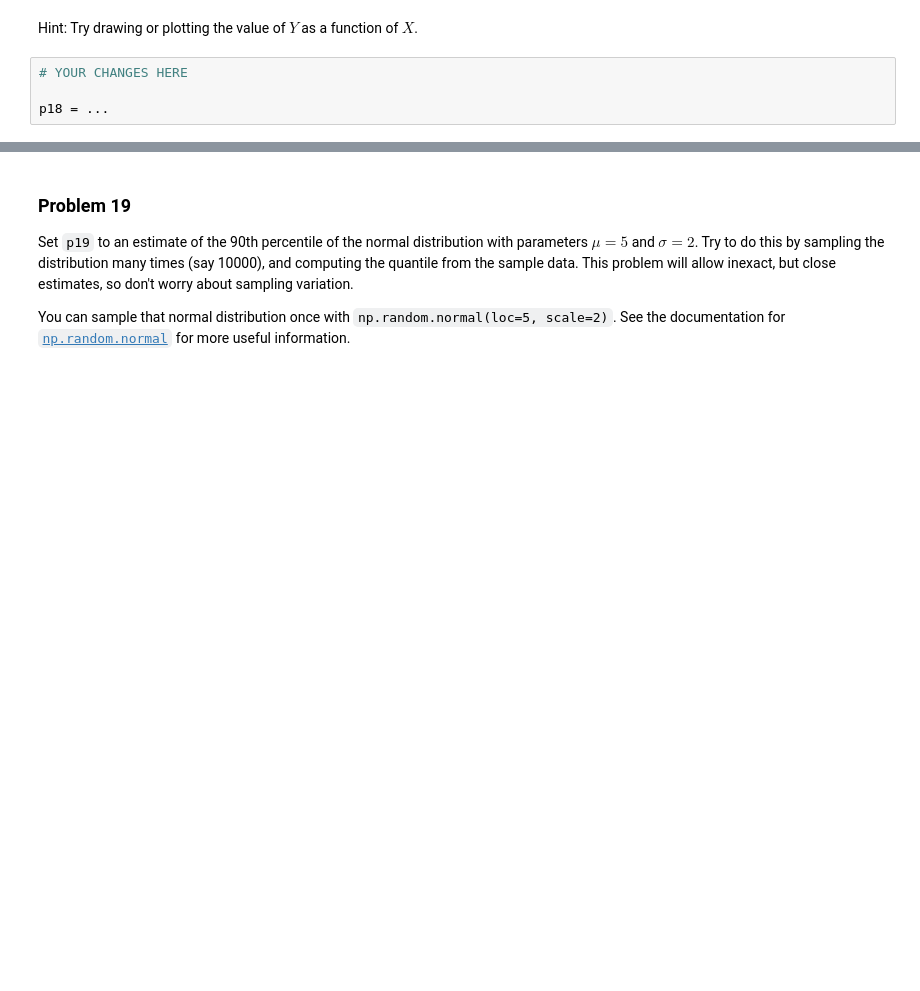
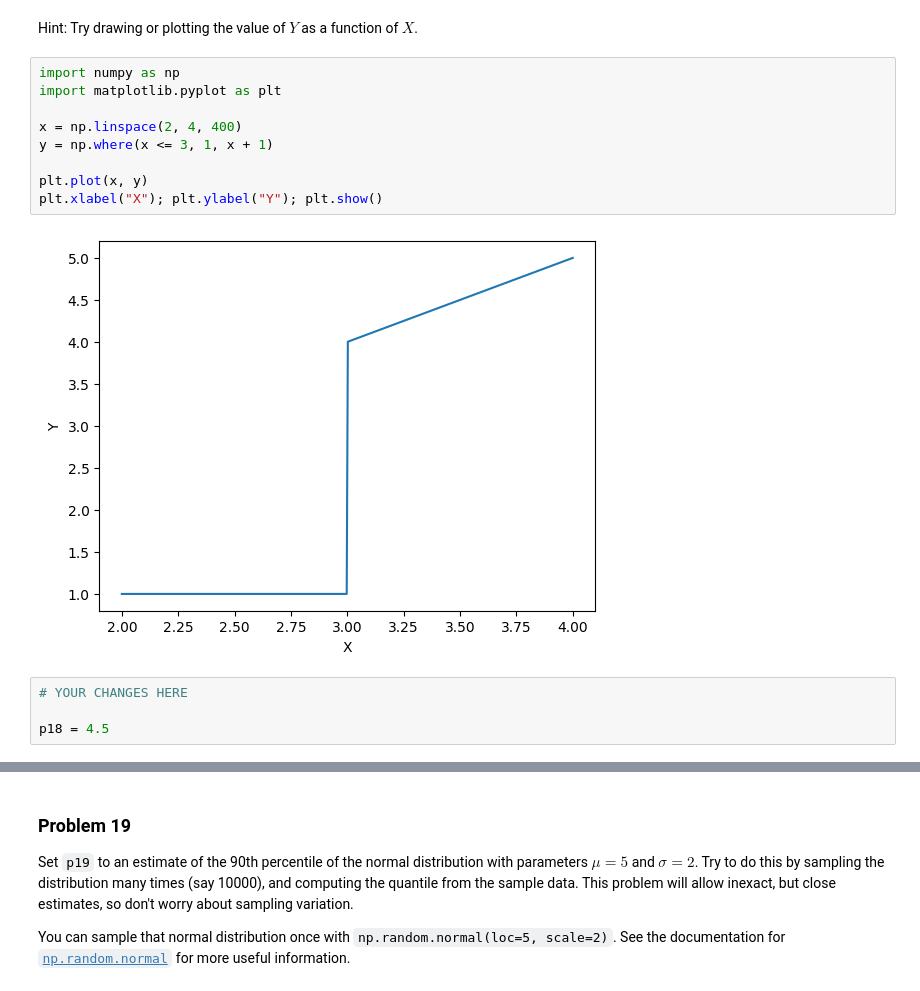
Before and after one commit to SalhaMo/dx601-homework-05, a Jupyter notebook: homework.ipynb, the cells around one changed output, grey strips where cells are left out. Cells and saved outputs as stored; diff of their text form; blank space fills up the shorter version.

```diff
--- a/homework.ipynb
+++ b/homework.ipynb
@@ -539,10 +539,21 @@ Suppose variable $X$ is uniformly distributed between 2 and 4, and $Y = X+1$ if
 Set `p18` to the average value of $Y$.
 # %% [markdown]
 Hint: Try drawing or plotting the value of $Y$ as a function of $X$.
+# %%
+import numpy as np
+import matplotlib.pyplot as plt
+
+x = np.linspace(2, 4, 400)
+y = np.where(x <= 3, 1, x + 1)
+
+plt.plot(x, y)
+plt.xlabel("X"); plt.ylabel("Y"); plt.show()
+# %% [output]
+[figure, added]
 # %%
 # YOUR CHANGES HERE
 
-p18 = ...
+p18 = 4.5
 # %%
 p18
 # %% [output]
```
Also changed, not shown: parts of 9 cells of this notebook.
